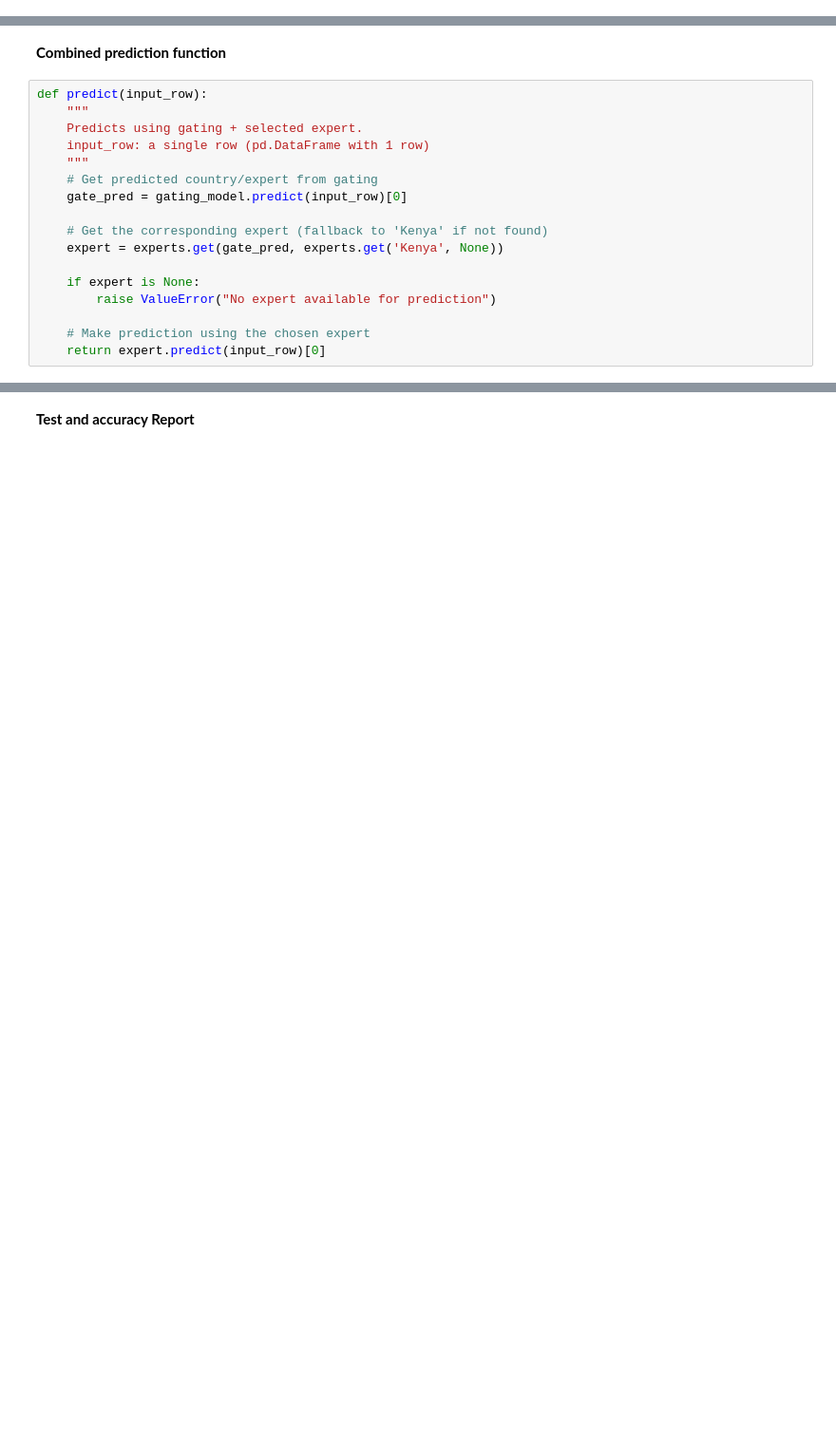
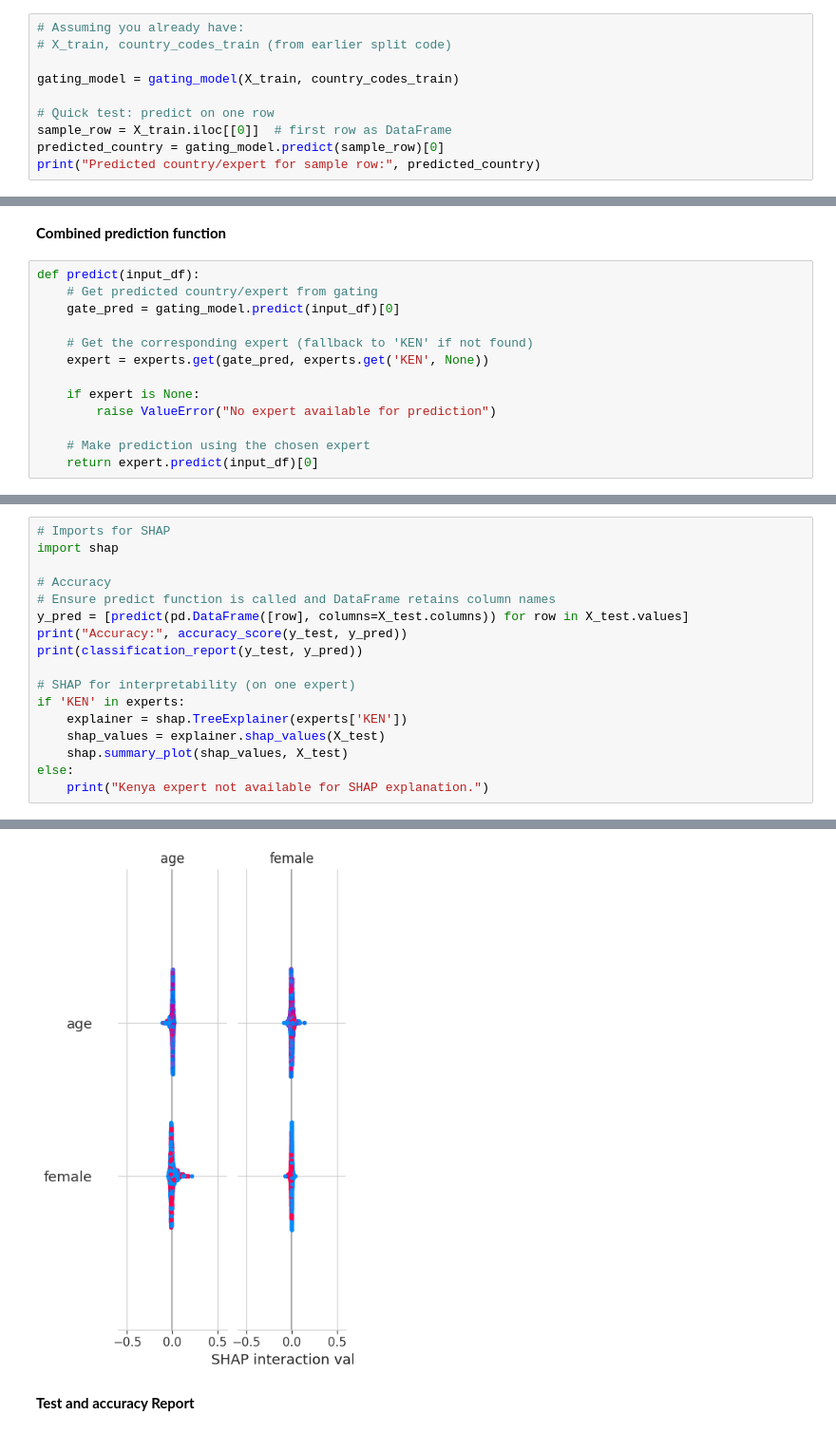
Before and after one commit to sitahlango-maker/Financial_Inclusion, a Jupyter notebook: copy_of_financialinclusion.ipynb, the cells around one changed output, grey strips where cells are left out. Shown at 95% size. Saved outputs shown, nothing was run; the diff lists cells and outputs as text; blank space fills up the shorter version.

```diff
--- a/copy_of_financialinclusion.ipynb
+++ b/copy_of_financialinclusion.ipynb
@@ -890,0 +923,10 @@ RandomForestClassifier(n_estimators=50, random_state=42)
+# %%
+# Assuming you already have:
+# X_train, country_codes_train (from earlier split code)
+
+gating_model = gating_model(X_train, country_codes_train)
+
+# Quick test: predict on one row
+sample_row = X_train.iloc[[0]]  # first row as DataFrame
+predicted_country = gating_model.predict(sample_row)[0]
+print("Predicted country/expert for sample row:", predicted_country)
@@ -891,19 +938,15 @@ RandomForestClassifier(n_estimators=50, random_state=42)
 # %% [markdown]
 **Combined prediction function**
 # %%
-def predict(input_row):
-    """
-    Predicts using gating + selected expert.
-    input_row: a single row (pd.DataFrame with 1 row)
-    """
+def predict(input_df):
     # Get predicted country/expert from gating
-    gate_pred = gating_model.predict(input_row)[0]
+    gate_pred = gating_model.predict(input_df)[0]
 
-    # Get the corresponding expert (fallback to 'Kenya' if not found)
-    expert = experts.get(gate_pred, experts.get('Kenya', None))
+    # Get the corresponding expert (fallback to 'KEN' if not found)
+    expert = experts.get(gate_pred, experts.get('KEN', None))
 
     if expert is None:
         raise ValueError("No expert available for prediction")
 
     # Make prediction using the chosen expert
-    return expert.predict(input_row)[0]
+    return expert.predict(input_df)[0]
@@ -947,0 +955,18 @@ Gating model fitted check: True
+# %%
+# Imports for SHAP
+import shap
+
+# Accuracy
+# Ensure predict function is called and DataFrame retains column names
+y_pred = [predict(pd.DataFrame([row], columns=X_test.columns)) for row in X_test.values]
+print("Accuracy:", accuracy_score(y_test, y_pred))
+print(classification_report(y_test, y_pred))
+
+# SHAP for interpretability (on one expert)
+if 'KEN' in experts:
+    explainer = shap.TreeExplainer(experts['KEN'])
+    shap_values = explainer.shap_values(X_test)
+    shap.summary_plot(shap_values, X_test)
+else:
+    print("Kenya expert not available for SHAP explanation.")
+# %% [output]
@@ -948,2 +982,3 @@ Gating model fitted check: True
+[figure, added]
 # %% [markdown]
 **Test and accuracy Report**
```
Also changed, not shown: parts of 27 cells of this notebook.
